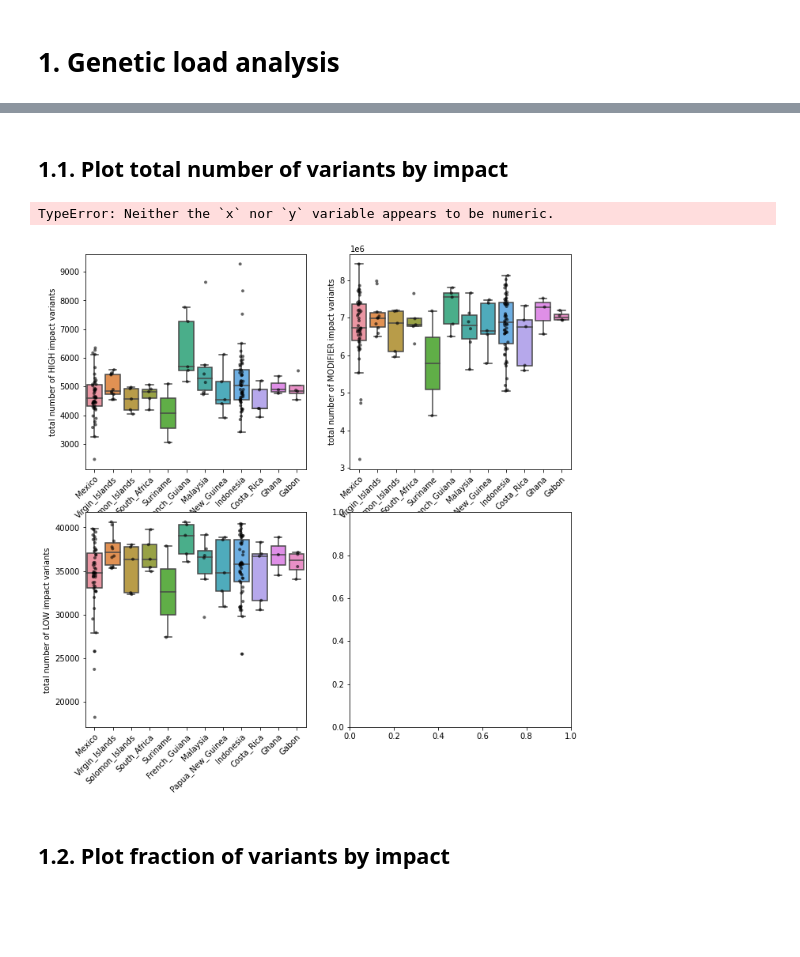
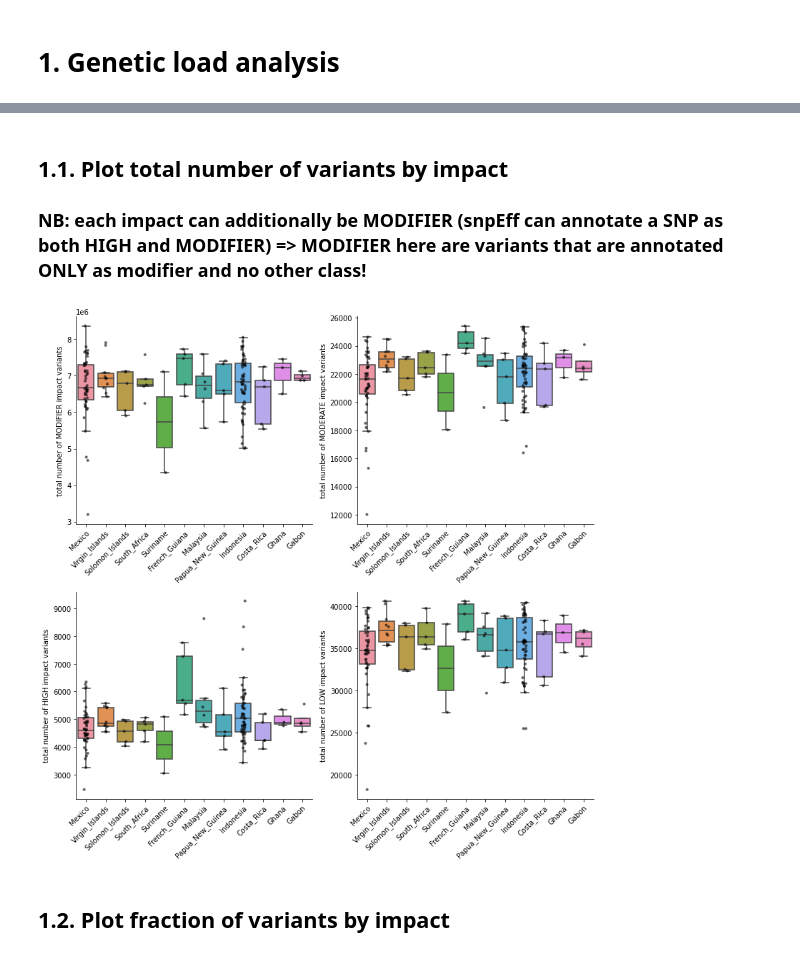
Before and after one commit to osipovarev/Leatherback_popgen, a Jupyter notebook: genetic_load_inbreeding_analysis.ipynb, the cells around one changed output, grey strips where cells are left out. Drawn from its saved outputs; the diff is of its cells as text; code cells hidden in the pictures; blank space fills up the shorter version.

```diff
--- a/genetic_load_inbreeding_analysis.ipynb
+++ b/genetic_load_inbreeding_analysis.ipynb
@@ -42,30 +42,30 @@ df_all.head(3)
 # %% [markdown]
 ## 1.1. Plot total number of variants by impact
+### NB: each impact can additionally be MODIFIER (snpEff can annotate a SNP as both HIGH and MODIFIER) => MODIFIER here are variants that are annotated ONLY as modifier and no other class!
 # %%
-impacts = list(set(df_all.columns) - set(['sample', 'country']))
+impacts = list(set(df_all.columns) - set(['sample', 'country', 'year']))
 
 fig, axes = plt.subplots(2, 2, figsize = (11, 11))
 
 for i in range(len(impacts)):
     j = i % 2
     k = i // 2
     axi = axes[j][k]
     impact = impacts[i]
     sns.boxplot(ax=axi, data=df_all, x='country', y=impact, showfliers=False)
     sns.stripplot(ax=axi, data=df_all, x='country', y=impact, color='black', alpha=0.6, s=4)
     plt.setp(axi.get_xticklabels(), rotation=45, ha="right", rotation_mode="anchor")
     axi.set_ylabel('total number of {} impact variants'.format(impact))
     axi.set_xlabel('')
 
 
 sns.despine(fig=None, ax=None, left=False, bottom=False, offset=None, trim=False)
 fig.tight_layout()
 
-pdf_name = 'total_number_variants_by_impact.pdf'
+# pdf_name = 'total_number_variants_by_impact.pdf'
 # fig.savefig(pdf_name, bbox_inches='tight')
 # %% [output]
-TypeError: Neither the `x` nor `y` variable appears to be numeric.
-[figure, old version]
+[figure, new version]
 # %% [markdown]
 ## 1.2. Plot fraction of variants by impact
 # %%
```
Also changed, not shown: parts of 3 cells of this notebook.
